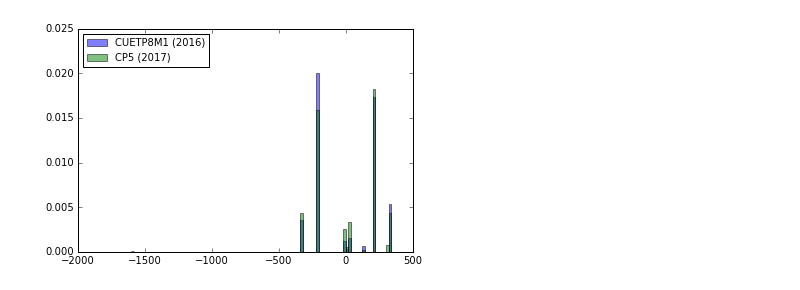
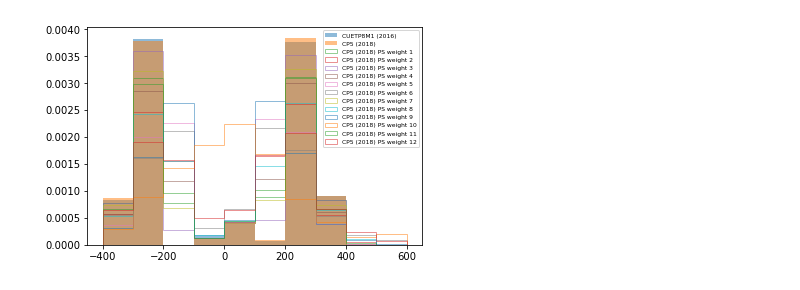
Before and after one commit to kdlong/MonoZprimeHadronizationStudy, a Jupyter notebook: WJetsHadronizationStudy.ipynb, the cells around one changed output. Cells and saved outputs as stored; diff of their text form; code cells hidden in the pictures.

```diff
--- a/WJetsHadronizationStudy.ipynb
+++ b/WJetsHadronizationStudy.ipynb
@@ -69,20 +158,22 @@ print("psweights18: ",weights_cp5[0])
 # %%
-def makevariationsPlot(var, weights, cp5_var, cp5_weights, bins, range, legloc, noPScp_weights=False):
-    plt.hist(var, bins, range=range, normed=True, histtype=('step' if noPScp_weights else 'bar'), alpha=0.5, label='CUETP8M1 (2016)');
-    plt.hist(cp5_var, bins, range=range, normed=True, histtype=('step' if noPScp_weights else 'bar'), alpha=0.5, label='CP5 (2018)');
-    if not noPScp_weights:
-        plt.hist([entry[0][0]*entry[1] for entry in zip(cp5_weights, cp5_var)], bins, range=range,normed=True, histtype='step', alpha=0.5, label='CP5 (2018) PS weight 1');
-        plt.hist([entry[0][1]*entry[1] for entry in zip(cp5_weights, cp5_var)], bins, range=range,normed=True, histtype='step', alpha=0.5, label='CUETP8M1 (2016) PS weight 2');
-        plt.hist([entry[0][2]*entry[1] for entry in zip(cp5_weights, cp5_var)], bins, range=range,normed=True, histtype='step', alpha=0.5, label='CUETP8M1 (2016) PS weight 3');
-        plt.hist([entry[0][3]*entry[1] for entry in zip(cp5_weights, cp5_var)], bins, range=range,normed=True, histtype='step', alpha=0.5, label='CUETP8M1 (2016) PS weight 4');
-        plt.hist([entry[0][4]*entry[1] for entry in zip(cp5_weights, cp5_var)], bins, range=range,normed=True, histtype='step', alpha=0.5, label='CUETP8M1 (2016) PS weight 5');
-        plt.hist([entry[0][5]*entry[1] for entry in zip(cp5_weights, cp5_var)], bins, range=range,normed=True, histtype='step', alpha=0.5, label='CUETP8M1 (2016) PS weight 6');
-        plt.hist([entry[0][6]*entry[1] for entry in zip(cp5_weights, cp5_var)], bins, range=range,normed=True, histtype='step', alpha=0.5, label='CUETP8M1 (2016) PS weight 7');
-        plt.hist([entry[0][7]*entry[1] for entry in zip(cp5_weights, cp5_var)], bins, range=range,normed=True, histtype='step', alpha=0.5, label='CUETP8M1 (2016) PS weight 8');
-        plt.hist([entry[0][8]*entry[1] for entry in zip(cp5_weights, cp5_var)], bins, range=range,normed=True, histtype='step', alpha=0.5, label='CUETP8M1 (2016) PS weight 9');
-        plt.hist([entry[0][9]*entry[1] for entry in zip(cp5_weights, cp5_var)], bins, range=range,normed=True, histtype='step', alpha=0.5, label='CUETP8M1 (2016) PS weight 10');
-        plt.hist([entry[0][10]*entry[1] for entry in zip(cp5_weights, cp5_var)], bins, range=range,normed=True, histtype='step', alpha=0.5, label='CUETP8M1 (2016) PS weight 11');
-        plt.hist([entry[0][11]*entry[1] for entry in zip(cp5_weights, cp5_var)], bins, range=range,normed=True, histtype='step', alpha=0.5, label='CUETP8M1 (2016) PS weight 12');
-    plt.legend(loc=legloc, prop={'size': 6})
+def makeVariationsPlot(var_name, info2016, info_cp5, bins, range, legloc=1, noPS_weights=False,weights=[]):
+    plt.hist(info2016[var_name], bins, range=range, normed=True, histtype=('step' if noPS_weights else 'bar'), alpha=0.5, label='CUETP8M1 (2016)');
+    plt.hist(info_cp5[var_name], bins, range=range, normed=True, histtype=('step' if noPS_weights else 'bar'), alpha=0.5, label='CP5 (2018)');
+    if not noPS_weights:
+        wgts = weights if weights != [] else info_cp5["psweights"]
+        plt.hist(info_cp5[var_name], bins, weights=[entry[0] for entry in wgts], range=range,density=True, histtype='step', alpha=0.5, label='CP5 (2018) PS weight 1');
+        plt.hist(info_cp5[var_name], bins, weights=[entry[1] for entry in wgts], range=range,density=True, histtype='step', alpha=0.5, label='CP5 (2018) PS weight 2');
+        plt.hist(info_cp5[var_name], bins, weights=[entry[2] for entry in wgts], range=range,density=True, histtype='step', alpha=0.5, label='CP5 (2018) PS weight 3');
+        plt.hist(info_cp5[var_name], bins, weights=[entry[3] for entry in wgts], range=range,density=True, histtype='step', alpha=0.5, label='CP5 (2018) PS weight 4');
+        plt.hist(info_cp5[var_name], bins, weights=[entry[4] for entry in wgts], range=range,density=True, histtype='step', alpha=0.5, label='CP5 (2018) PS weight 5');
+        plt.hist(info_cp5[var_name], bins, weights=[entry[5] for entry in wgts], range=range,density=True, histtype='step', alpha=0.5, label='CP5 (2018) PS weight 6');
+        plt.hist(info_cp5[var_name], bins, weights=[entry[6] for entry in wgts], range=range,density=True, histtype='step', alpha=0.5, label='CP5 (2018) PS weight 7');
+        plt.hist(info_cp5[var_name], bins, weights=[entry[7] for entry in wgts], range=range,density=True, histtype='step', alpha=0.5, label='CP5 (2018) PS weight 8');
+        plt.hist(info_cp5[var_name], bins, weights=[entry[8] for entry in wgts], range=range,density=True, histtype='step', alpha=0.5, label='CP5 (2018) PS weight 9');
+        plt.hist(info_cp5[var_name], bins, weights=[entry[9] for entry in wgts], range=range,density=True, histtype='step', alpha=0.5, label='CP5 (2018) PS weight 10');
+        plt.hist(info_cp5[var_name], bins, weights=[entry[10] for entry in wgts], range=range,density=True, histtype='step', alpha=0.5, label='CP5 (2018) PS weight 11');
+        plt.hist(info_cp5[var_name], bins, weights=[entry[11] for entry in wgts], range=range,density=True, histtype='step', alpha=0.5, label='CP5 (2018) PS weight 12');
+        plt.legend(loc=legloc, prop={'size': 6})
+    else:
+        plt.legend(loc=legloc)
     plt.show()
-makevariationsPlot(num_constituents, weights, num_constituents_cp5, weights_cp5, 30, (0,30),2)
@@ -112,6 +232,6 @@ plt.show()
 # %%
-bins = 100
-range=(-1600,400)
-makeVariationsPlot(leading_pdgids, weights, leading_pdgids_cp5, weights_cp5, bins, range,2);
+bins = 10
+range=(-400,600)
+makeVariationsPlot(leading_pdgids, weights, leading_pdgids_cp5, weights_cp5, bins, range,1);
 # %% [output]
-[figure, old version]
+[figure, new version]
```
Also changed, not shown: parts of 23 cells of this notebook, 1 other file.
